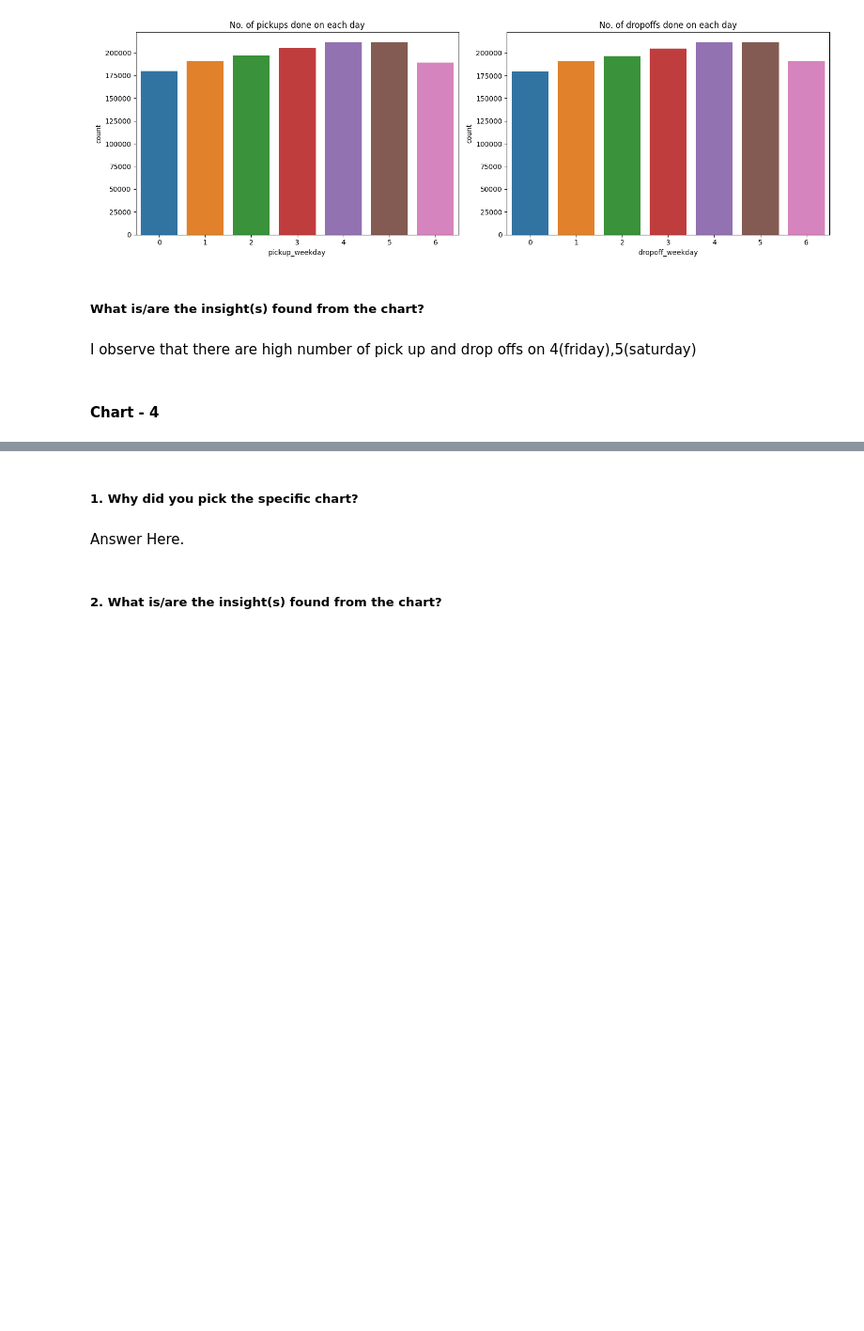
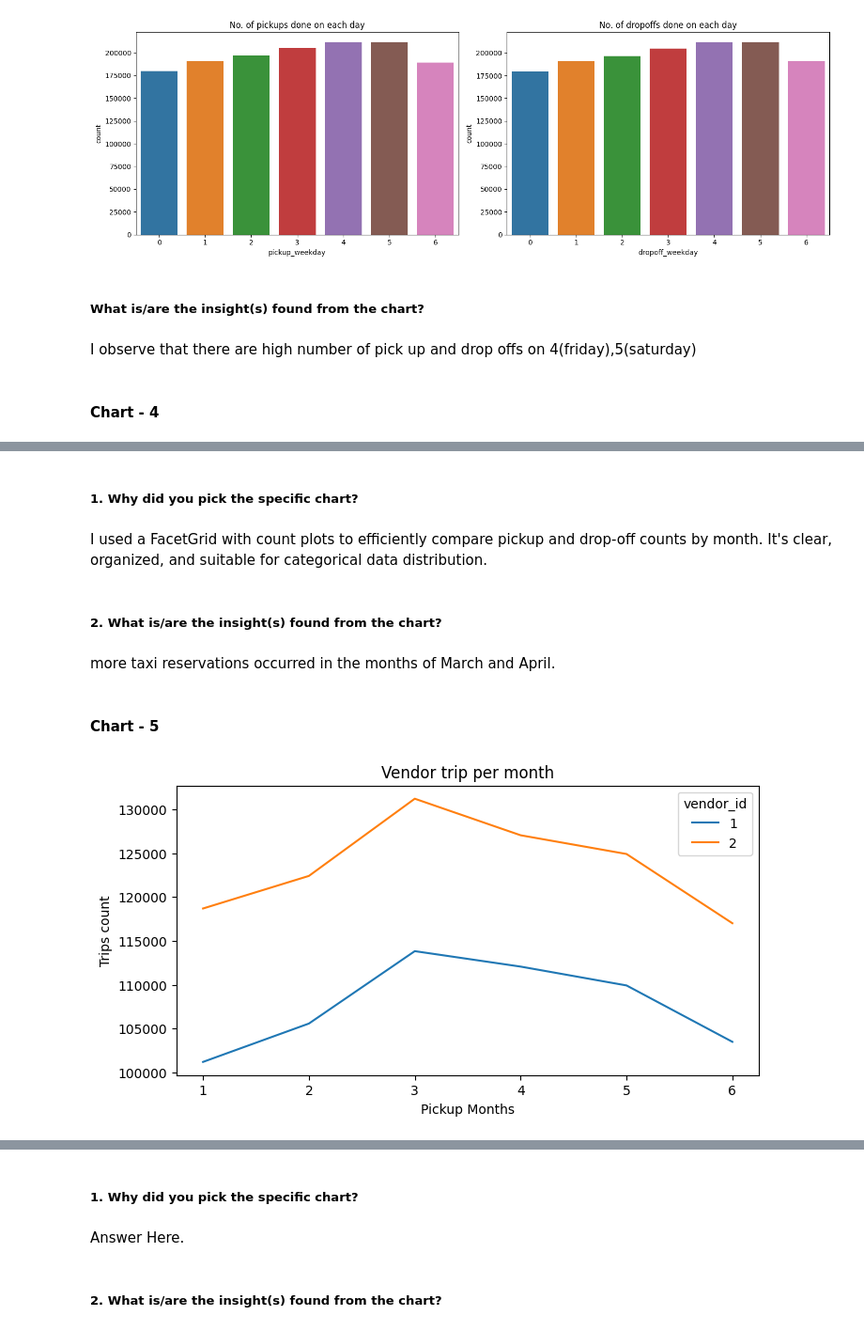
Before and after one commit to rimshaharmaen/NYC_Taxi_Time_Prediction, a Jupyter notebook: Rimsha_NYC_Taxi_Time_Prediction.ipynb, the cells around one changed output, grey strips where cells are left out. Shown at 94% size. Cells and saved outputs as stored; diff of their text form; code cells hidden in the pictures; blank space fills up the shorter version.

```diff
--- a/Rimsha_NYC_Taxi_Time_Prediction.ipynb
+++ b/Rimsha_NYC_Taxi_Time_Prediction.ipynb
@@ -621,0 +650,25 @@ I observe that there are high number of pick up and drop offs on 4(friday),5(sat
+# %% [markdown]
+##### 1. Why did you pick the specific chart?
+# %% [markdown]
+
+I used a FacetGrid with count plots to efficiently compare pickup and drop-off counts by month. It's clear, organized, and suitable for categorical data distribution.
+# %% [markdown]
+##### 2. What is/are the insight(s) found from the chart?
+# %% [markdown]
+more taxi reservations occurred in the months of March and April.
+# %% [markdown]
+#### Chart - 5
+# %%
+# Chart - 5 visualization code
+# Monthly trend for each vendor
+monthly_pickup_vendor = taxi_df.groupby(['pickup_month', 'vendor_id']).size()
+monthly_pickup_vendor = monthly_pickup_vendor.unstack()
+
+monthly_pickup_vendor.plot(kind = 'line', figsize = (8,4))
+plt.title('Vendor trip per month')
+plt.xlabel('Pickup Months')
+plt.ylabel('Trips count')
+
+plt.show()
+# %% [output]
+[figure, added]
```
Also changed, not shown: parts of 120 cells of this notebook.
